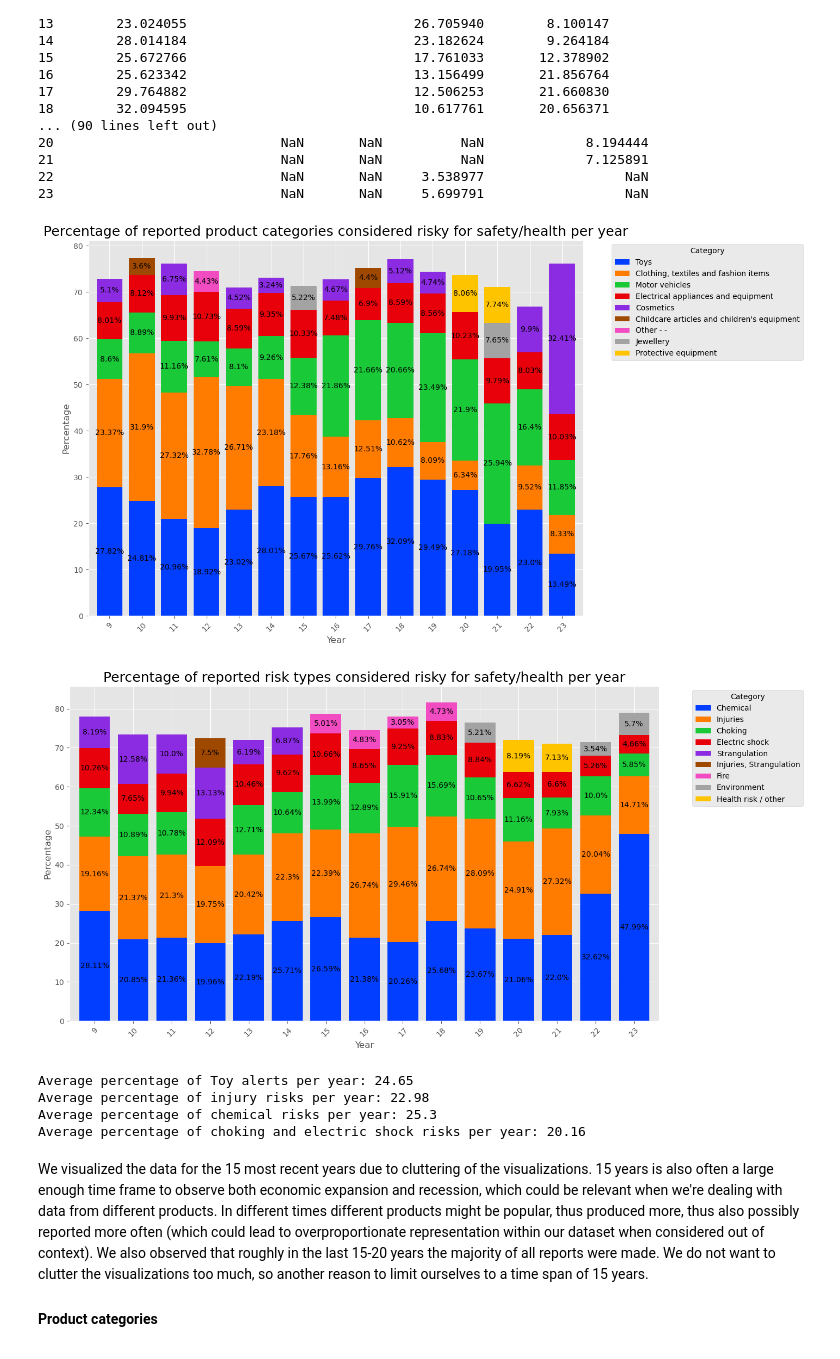
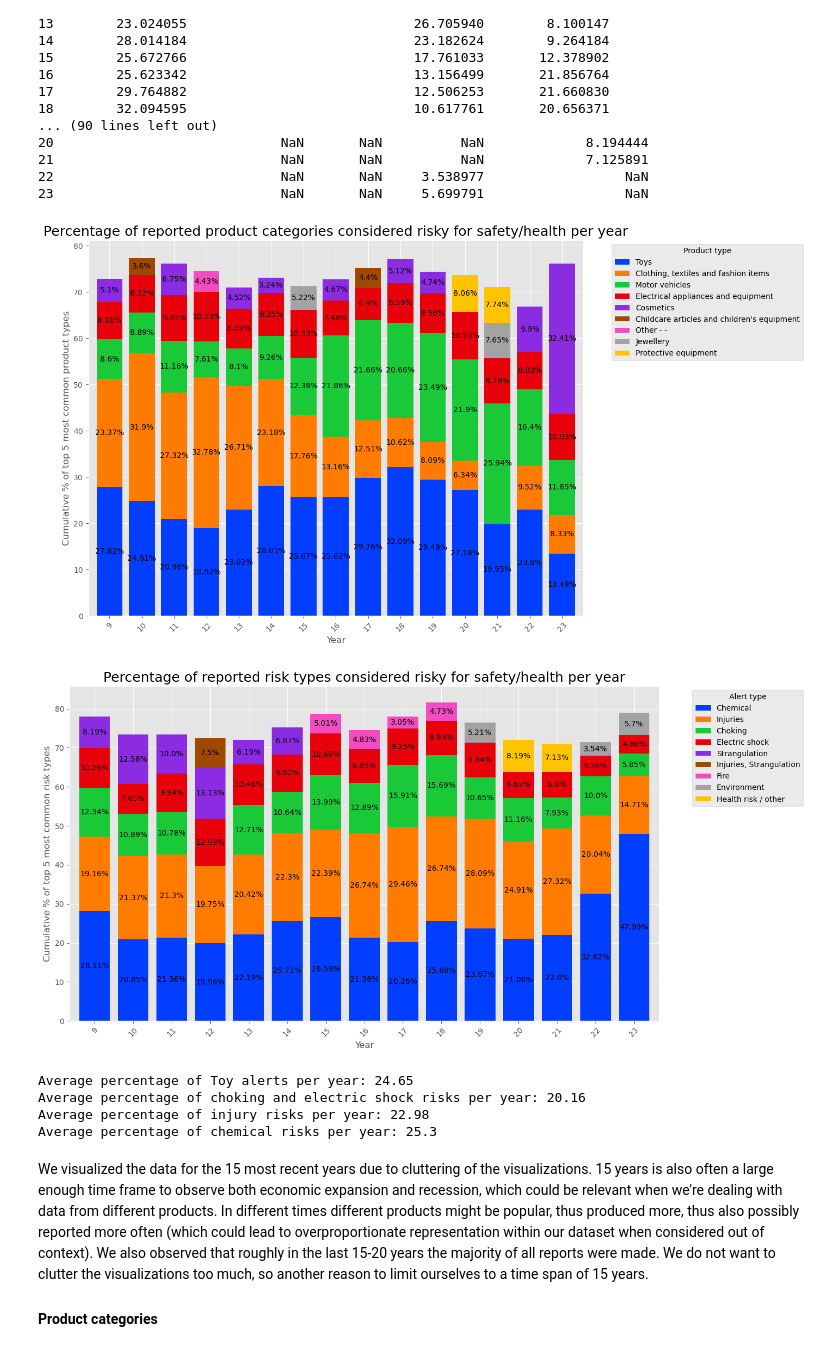
Before and after one commit to noah18c/Data_analysis, a Jupyter notebook: clinic_1/clinic1-2024.ipynb, the cells around one changed output. Cells and saved outputs as stored; diff of their text form; code cells hidden in the pictures.

```diff
--- a/clinic_1/clinic1-2024.ipynb
+++ b/clinic_1/clinic1-2024.ipynb
@@ -639,10 +639,10 @@ print()
 # get the 5 largest percentages for each category in each year
 top_5_product_categories = product_categories_percentages.groupby(level=0).apply(lambda x: x.nlargest(5)).reset_index(level=0, drop=True)
 
-# get the values from the 10 most recent years
-top_5_product_categories_recent = top_5_product_categories.loc[top_5_product_categories.index.get_level_values(0).unique()[-15:]]
-print("top 5 categories in percentages of last 5 years:")
-print(top_5_product_categories_recent)
+# get the values from the 11 most recent years
+top_15_product_categories_recent = top_5_product_categories.loc[top_5_product_categories.index.get_level_values(0).unique()[-15:]]
+print("top 5 categories in percentages of last 15 years:")
+print(top_15_product_categories_recent)
 print()
 # %% [output]
 {1: [15716], 4: [7748, 12076, 15613, 15614, 15615, 15616, 15617, 15618, 15619, 15620, 15621, 15622, 23806, 31813, 31814, 31815, 31816, 31817], 5: [481, 482, 483, 484, 485, 486, 487, 488, 489, 490, 491 ...
@@ -682,10 +682,10 @@ print()
 # get the 5 largest percentages for each risk type in each year
 top_5_risk_types = risk_types_percentages.groupby(level=0).apply(lambda x: x.nlargest(5)).reset_index(level=0, drop=True)
 
-# get the values from the 10 most recent years
-top_5_risk_types_recent = top_5_risk_types.loc[top_5_risk_types.index.get_level_values(0).unique()[-15:]]
-print("top 5 risk types in percentages of last 5 years:")
-print(top_5_risk_types_recent)
+# get the values from the 15 most recent years
+top_15_risk_types_recent = top_5_risk_types.loc[top_5_risk_types.index.get_level_values(0).unique()[-15:]]
+print("top 5 risk types in percentages of last 15 years:")
+print(top_15_risk_types_recent)
 print()
 # %% [output]
 {1: [15716], 4: [7748, 12076, 15613, 15614, 15615, 15616, 15617, 15618, 15619, 15620, 15621, 15622, 23806, 31813, 31814, 31815, 31816, 31817], 5: [481, 482, 483, 484, 485, 486, 487, 488, 489, 490, 491 ...
@@ -707,10 +707,10 @@ Year  Risk type
 Name: count, Length: 75, dtype: float64
 # %%
 #convert to dataframes for plotting
-top_5_product_categories_recent_df = top_5_product_categories_recent.unstack(1)
+top_5_product_categories_recent_df = top_15_product_categories_recent.unstack(1)
 print(top_5_product_categories_recent_df)
 
-top_5_risk_types_recent_df = top_5_risk_types_recent.unstack(1)
+top_5_risk_types_recent_df = top_15_risk_types_recent.unstack(1)
 print(top_5_risk_types_recent_df)
 # %% [output]
 Category       Toys  Clothing, textiles and fashion items  Motor vehicles  \
@@ -736,40 +736,40 @@ palette = sns.color_palette("bright")
 ax = top_5_product_categories_recent_df.plot(kind='bar', figsize=(14, 8), width=0.8, stacked=True,color=palette)
 plt.title('Percentage of reported product categories considered risky for safety/health per year',fontsize=18)
 plt.xlabel('Year')
-plt.ylabel('Percentage')
+plt.ylabel('Cumulative % of top 5 most common product types')
 plt.xticks(rotation=45)  # Rotate x-axis labels for better readability
-plt.legend(title='Category', bbox_to_anchor=(1.05, 1), loc='upper left')
+plt.legend(title='Product type', bbox_to_anchor=(1.05, 1), loc='upper left')
 plt.tight_layout()  # Adjust layout to make room for the legend
 
 for c in ax.containers:
 
     # Optional: if the segment is small or 0, customize the labels
     labels = [str(round(v.get_height(),ndigits=2))+"%" if v.get_height() > 0 else '' for v in c]
 
     # remove the labels parameter if it's not needed for customized labels
     ax.bar_label(c, labels=labels, label_type='center')
 
 plt.show()
 
 ax = top_5_risk_types_recent_df.plot(kind='bar', figsize=(14, 8), width=0.8, stacked=True,color=palette)
 plt.title('Percentage of reported risk types considered risky for safety/health per year',fontsize=18)
 plt.xlabel('Year')
-plt.ylabel('Percentage')
+plt.ylabel('Cumulative % of top 5 most common risk types')
 plt.xticks(rotation=45)  # Rotate x-axis labels for better readability
-plt.legend(title='Category', bbox_to_anchor=(1.05, 1), loc='upper left')
+plt.legend(title='Alert type', bbox_to_anchor=(1.05, 1), loc='upper left')
 
 for c in ax.containers:
 
     # Optional: if the segment is small or 0, customize the labels
     labels = [str(round(v.get_height(),ndigits=2))+"%" if v.get_height() > 0 else '' for v in c]
 
     # remove the labels parameter if it's not needed for customized labels
     ax.bar_label(c, labels=labels, label_type='center')
 
 plt.show()
 # %% [output]
-[figure, old version]
+[figure, new version]
-[figure, old version]
+[figure, new version]
 # %%
 #average percentage for toy alerts
 print("Average percentage of Toy alerts per year: "+str(round(top_5_product_categories_recent.xs('Toys', level=1).mean(),ndigits=2)))
@@ -784,9 +784,9 @@ print("Average percentage of injury risks per year: "+str(round(top_5_risk_types
 print("Average percentage of chemical risks per year: "+str(round(top_5_risk_types_recent.xs('Chemical', level=1).mean(),ndigits=2)))
 # %% [output]
 Average percentage of Toy alerts per year: 24.65
+Average percentage of choking and electric shock risks per year: 20.16
 Average percentage of injury risks per year: 22.98
 Average percentage of chemical risks per year: 25.3
-Average percentage of choking and electric shock risks per year: 20.16
 # %% [markdown]
 We visualized the data for the 15 most recent years due to cluttering of the visualizations. 15 years is also often a large enough time frame to observe both economic expansion and recession, which could be relevant when we're dealing with data from different products. In different times different products might be popular, thus produced more, thus also possibly reported more often (which could lead to overproportionate representation within our dataset when considered out of context). We also observed that roughly in the last 15-20 years the majority of all reports were made. We do not want to clutter the visualizations too much, so another reason to limit ourselves to a time span of 15 years.
 
```
Also changed, not shown: parts of 6 cells of this notebook.
